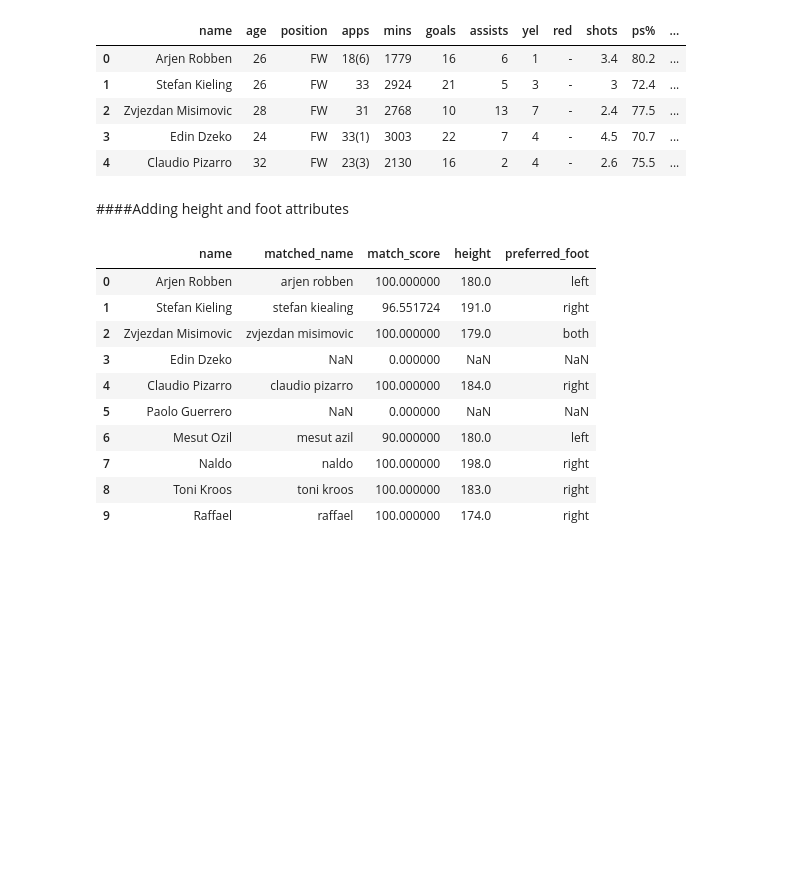
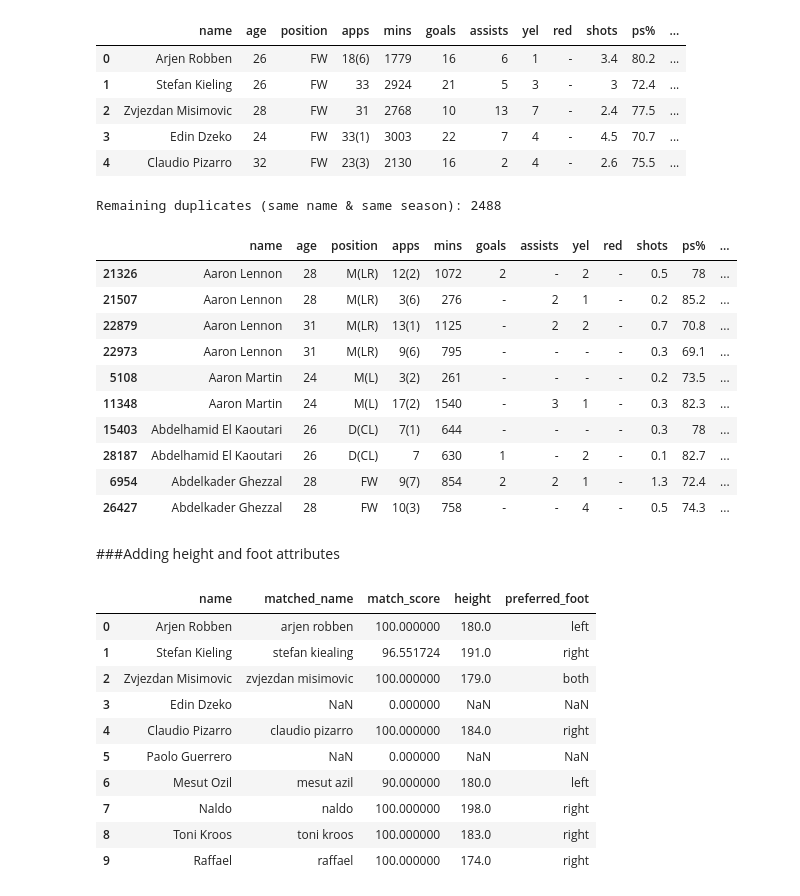
Before and after one commit to Computational-Tools-in-DS-G42/footballer-profiler-AI, a Jupyter notebook: player_profiler.ipynb, the cells around one changed output. Cells and saved outputs as stored; diff of their text form; code cells hidden in the pictures; blank space fills up the shorter version.

```diff
--- a/player_profiler.ipynb
+++ b/player_profiler.ipynb
@@ -153,8 +156,27 @@ df_clean.head(5)
 | 2 | Zvjezdan Misimovic | 28 | FW | 31 | 2768 | 10 | 13 | 7 | - | 2.4 | 77.5 | ... |
 | 3 | Edin Dzeko | 24 | FW | 33(1) | 3003 | 22 | 7 | 4 | - | 4.5 | 70.7 | ... |
 | 4 | Claudio Pizarro | 32 | FW | 23(3) | 2130 | 16 | 2 | 4 | - | 2.6 | 75.5 | ... |
+# %%
+dupes = df_clean[df_clean.duplicated(subset=["name", "season"], keep=False)]
+dupes_sorted = dupes.sort_values(by=["name", "season"])
+
+print(f"Remaining duplicates (same name & same season): {len(dupes_sorted)}")
+dupes_sorted.head(10)
+# %% [output]
+Remaining duplicates (same name & same season): 2488
+|  | name | age | position | apps | mins | goals | assists | yel | red | shots | ps% | ... |
+| 21326 | Aaron Lennon | 28 | M(LR) | 12(2) | 1072 | 2 | - | 2 | - | 0.5 | 78 | ... |
+| 21507 | Aaron Lennon | 28 | M(LR) | 3(6) | 276 | - | 2 | 1 | - | 0.2 | 85.2 | ... |
+| 22879 | Aaron Lennon | 31 | M(LR) | 13(1) | 1125 | - | 2 | 2 | - | 0.7 | 70.8 | ... |
+| 22973 | Aaron Lennon | 31 | M(LR) | 9(6) | 795 | - | - | - | - | 0.3 | 69.1 | ... |
+| 5108 | Aaron Martin | 24 | M(L) | 3(2) | 261 | - | - | - | - | 0.2 | 73.5 | ... |
+| 11348 | Aaron Martin | 24 | M(L) | 17(2) | 1540 | - | 3 | 1 | - | 0.3 | 82.3 | ... |
+| 15403 | Abdelhamid El Kaoutari | 26 | D(CL) | 7(1) | 644 | - | - | - | - | 0.3 | 78 | ... |
+| 28187 | Abdelhamid El Kaoutari | 26 | D(CL) | 7 | 630 | 1 | - | 2 | - | 0.1 | 82.7 | ... |
+| 6954 | Abdelkader Ghezzal | 28 | FW | 9(7) | 854 | 2 | 2 | 1 | - | 1.3 | 72.4 | ... |
+| 26427 | Abdelkader Ghezzal | 28 | FW | 10(3) | 758 | - | - | 4 | - | 0.5 | 74.3 | ... |
 # %% [markdown]
-####Adding height and foot attributes
+###Adding height and foot attributes
 # %%
 display(extra_att_df.head(10))
 # %% [output]
```
Also changed, not shown: parts of 24 cells of this notebook.
